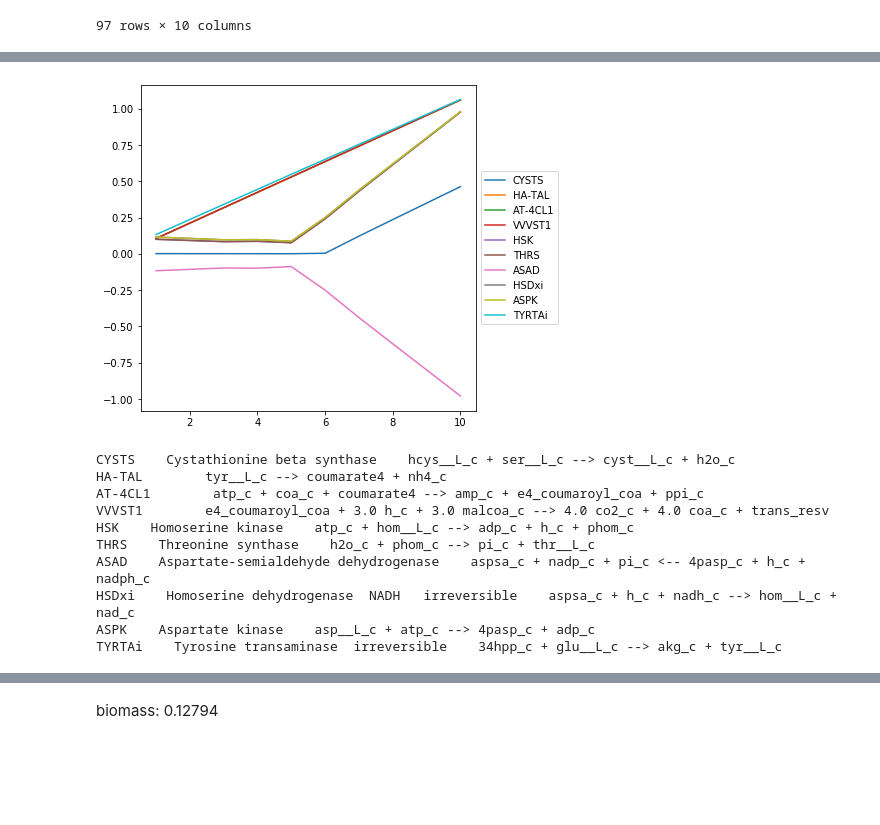
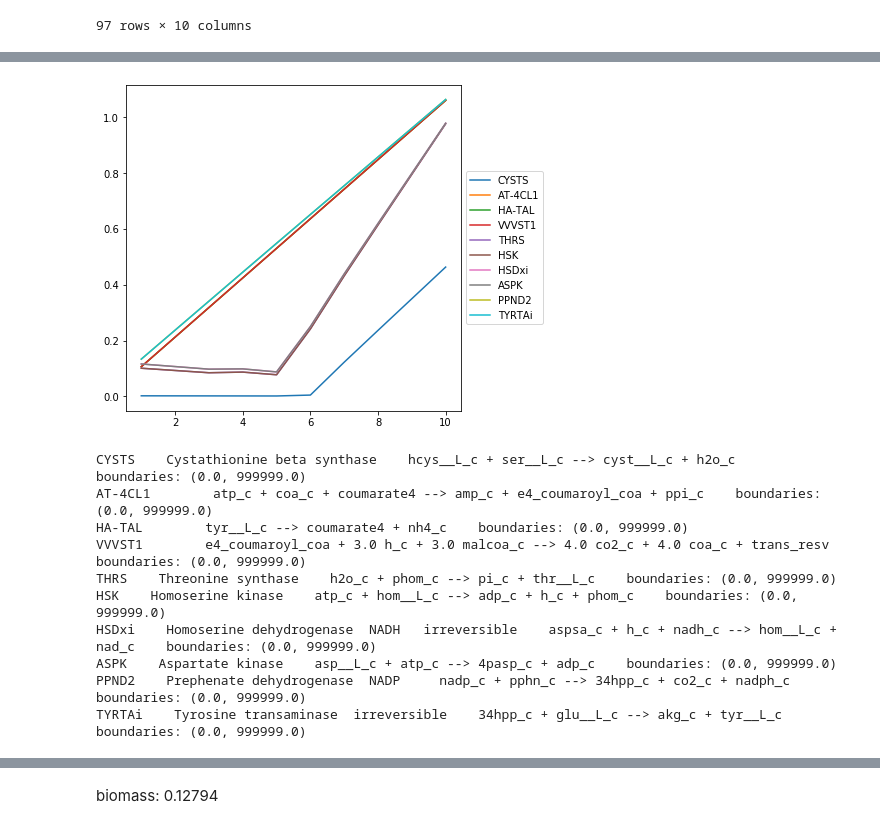
Before and after one commit to 27410/27410-group-assigment-group-4-resveratrol-in-s-cerevisiae, a Jupyter notebook: analysis/05.over_expression.ipynb, the cells around one changed output, grey strips where cells are left out. Drawn from its saved outputs; the diff is of its cells as text; code cells hidden in the pictures; blank space fills up the shorter version.

```diff
--- a/analysis/05.over_expression.ipynb
+++ b/analysis/05.over_expression.ipynb
@@ -42,8 +44,3 @@ result.data_frame
 | AT-4CL1 | 0.106071 | 0.212143 | 0.318214 | 0.424286 | 0.530357 | 0.636428 | 0.742500 | 0.848571 | 0.954643 | 1.060714 |
 | VVVST1 | 0.106071 | 0.212143 | 0.318214 | 0.424286 | 0.530357 | 0.636428 | 0.742500 | 0.848571 | 0.954643 | 1.060714 |
 97 rows × 10 columns
-# %%
-# describing the increase or decrease in fold -- target molecule has increased by 10
-df=result.data_frame
-df['change']=df[10]/df[1]
-df
@@ -83,0 +118,6 @@ sort
+# %%
+# Filter for reactions theirs flux increases with the resveratrol flux
+df4=df[df[1]<df[10]]
+df4['change']=abs(df4[10]-df4[1])/df4[1]
+print(df4.shape)
+df4.head(3)
@@ -83,0 +135,11 @@ sort
+# %%
+# Filter for reactions that have a relative change higher than 80% -- filter for a significant change
+df5=df4[abs(df4[10]-df4[1])/df4[1]>5]
+
+# Filter out reactions that do not have a flux in the beginning since they will not have a big impact on the model
+df5=df5[df[1]!=0]
+
+# Sort values
+df5=df5.sort_values(by=['change'], ascending=False)
+print(df5.shape)
+df5.head(3)
@@ -84,24 +152,24 @@ sort
 # %%
 # Overexpression of these reactions and more lead to 10-fold increase of resveratrol
-sort.drop(['change'], axis=1, inplace=True)
-sort.head(10).T.plot(figsize=(6,6))
+df5.drop(['change'], axis=1, inplace=True)
+df5.head(10).T.plot(figsize=(6,6))
 plt.legend(loc='center left', bbox_to_anchor=(1, 0.5))
 plt.show()
 # %% [output]
-[figure, old version]
+[figure, new version]
 # %%
-reaction=sort.head(10).index.values.tolist()
-for rx in reaction:
+over=df5.head(10).index.values.tolist()
+for rx in over:
     ID = model.reactions.get_by_id(rx)
-    print(ID.id,"  ",ID.name, "  ",ID.reaction)
+    print(ID.id,"  ",ID.name, "  ",ID.reaction,"  ", 'boundaries:', ID.bounds)
 # %% [output]
-CYSTS    Cystathionine beta synthase    hcys__L_c + ser__L_c --> cyst__L_c + h2o_c
-HA-TAL        tyr__L_c --> coumarate4 + nh4_c
-AT-4CL1        atp_c + coa_c + coumarate4 --> amp_c + e4_coumaroyl_coa + ppi_c
-VVVST1        e4_coumaroyl_coa + 3.0 h_c + 3.0 malcoa_c --> 4.0 co2_c + 4.0 coa_c + trans_resv
-HSK    Homoserine kinase    atp_c + hom__L_c --> adp_c + h_c + phom_c
-THRS    Threonine synthase    h2o_c + phom_c --> pi_c + thr__L_c
-ASAD    Aspartate-semialdehyde dehydrogenase    aspsa_c + nadp_c + pi_c <-- 4pasp_c + h_c + nadph_c
-HSDxi    Homoserine dehydrogenase  NADH   irreversible    aspsa_c + h_c + nadh_c --> hom__L_c + nad_c
-ASPK    Aspartate kinase    asp__L_c + atp_c --> 4pasp_c + adp_c
-TYRTAi    Tyrosine transaminase  irreversible    34hpp_c + glu__L_c --> akg_c + tyr__L_c
+CYSTS    Cystathionine beta synthase    hcys__L_c + ser__L_c --> cyst__L_c + h2o_c    boundaries: (0.0, 999999.0)
+AT-4CL1        atp_c + coa_c + coumarate4 --> amp_c + e4_coumaroyl_coa + ppi_c    boundaries: (0.0, 999999.0)
+HA-TAL        tyr__L_c --> coumarate4 + nh4_c    boundaries: (0.0, 999999.0)
+VVVST1        e4_coumaroyl_coa + 3.0 h_c + 3.0 malcoa_c --> 4.0 co2_c + 4.0 coa_c + trans_resv    boundaries: (0.0, 999999.0)
+THRS    Threonine synthase    h2o_c + phom_c --> pi_c + thr__L_c    boundaries: (0.0, 999999.0)
+HSK    Homoserine kinase    atp_c + hom__L_c --> adp_c + h_c + phom_c    boundaries: (0.0, 999999.0)
+HSDxi    Homoserine dehydrogenase  NADH   irreversible    aspsa_c + h_c + nadh_c --> hom__L_c + nad_c    boundaries: (0.0, 999999.0)
+ASPK    Aspartate kinase    asp__L_c + atp_c --> 4pasp_c + adp_c    boundaries: (0.0, 999999.0)
+PPND2    Prephenate dehydrogenase  NADP     nadp_c + pphn_c --> 34hpp_c + co2_c + nadph_c    boundaries: (0.0, 999999.0)
+TYRTAi    Tyrosine transaminase  irreversible    34hpp_c + glu__L_c --> akg_c + tyr__L_c    boundaries: (0.0, 999999.0)
```
Also changed, not shown: parts of 22 cells of this notebook, 2 other files.
